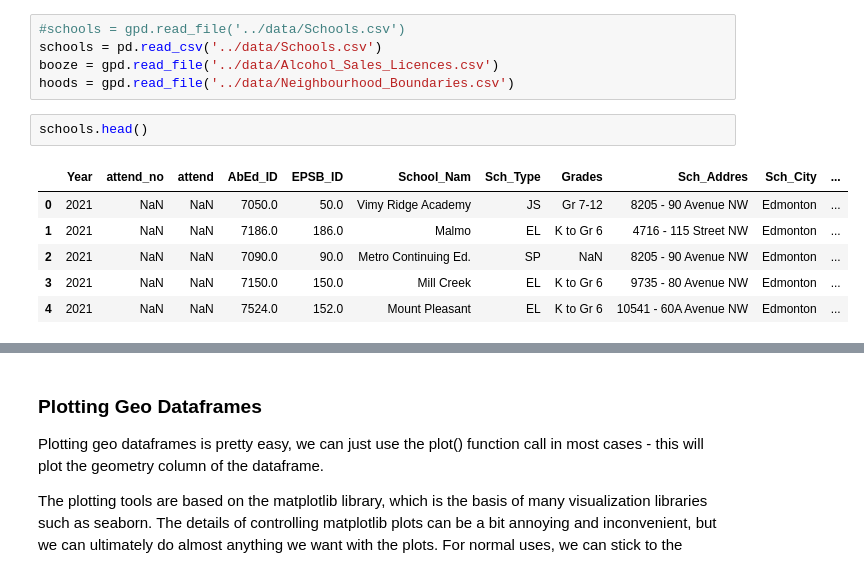
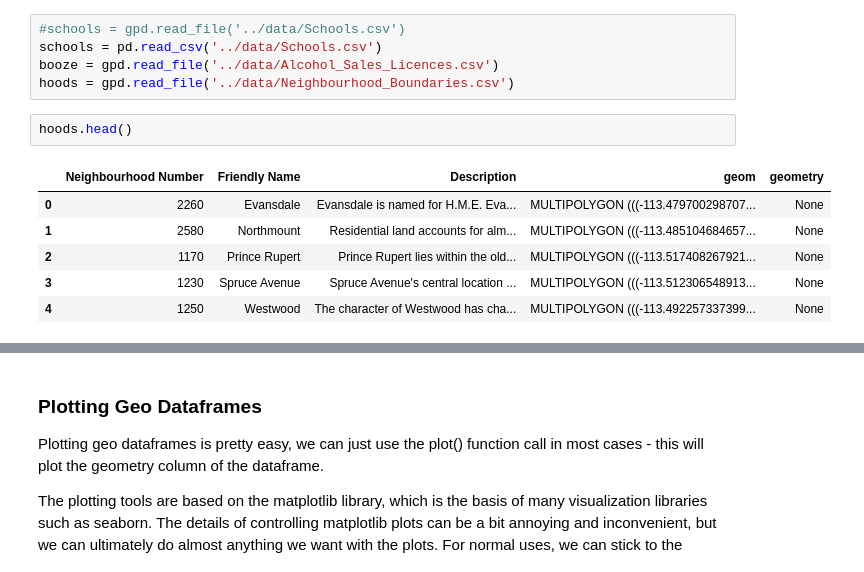
Before and after one commit to AkeemSemperDataScience/Programming_Basics_for_Machine_Learning_Students, a Jupyter notebook: workbooks/027_geopandas_basics_sol.ipynb, the cells around one changed output, grey strips where cells are left out. Cells and saved outputs as stored; diff of their text form.

```diff
--- a/workbooks/027_geopandas_basics_sol.ipynb
+++ b/workbooks/027_geopandas_basics_sol.ipynb
@@ -31,11 +31,11 @@ schools = pd.read_csv('../data/Schools.csv')
 booze = gpd.read_file('../data/Alcohol_Sales_Licences.csv')
 hoods = gpd.read_file('../data/Neighbourhood_Boundaries.csv')
 # %%
-schools.head()
+hoods.head()
 # %% [output]
-|  | Year | attend_no | attend | AbEd_ID | EPSB_ID | School_Nam | Sch_Type | Grades | Sch_Addres | Sch_City | ... |
-| 0 | 2021 | NaN | NaN | 7050.0 | 50.0 | Vimy Ridge Academy | JS | Gr 7-12 | 8205 - 90 Avenue NW | Edmonton | ... |
-| 1 | 2021 | NaN | NaN | 7186.0 | 186.0 | Malmo | EL | K to Gr 6 | 4716 - 115 Street NW | Edmonton | ... |
-| 2 | 2021 | NaN | NaN | 7090.0 | 90.0 | Metro Continuing Ed. | SP | NaN | 8205 - 90 Avenue NW | Edmonton | ... |
-| 3 | 2021 | NaN | NaN | 7150.0 | 150.0 | Mill Creek | EL | K to Gr 6 | 9735 - 80 Avenue NW | Edmonton | ... |
-| 4 | 2021 | NaN | NaN | 7524.0 | 152.0 | Mount Pleasant | EL | K to Gr 6 | 10541 - 60A Avenue NW | Edmonton | ... |
+|  | Neighbourhood Number | Friendly Name | Description | geom | geometry |
+| 0 | 2260 | Evansdale | Evansdale is named for H.M.E. Eva... | MULTIPOLYGON (((-113.479700298707... | None |
+| 1 | 2580 | Northmount | Residential land accounts for alm... | MULTIPOLYGON (((-113.485104684657... | None |
+| 2 | 1170 | Prince Rupert | Prince Rupert lies within the old... | MULTIPOLYGON (((-113.517408267921... | None |
+| 3 | 1230 | Spruce Avenue | Spruce Avenue's central location ... | MULTIPOLYGON (((-113.512306548913... | None |
+| 4 | 1250 | Westwood | The character of Westwood has cha... | MULTIPOLYGON (((-113.492257337399... | None |
```
Also changed, not shown: parts of 8 cells of this notebook, 6 other files.
